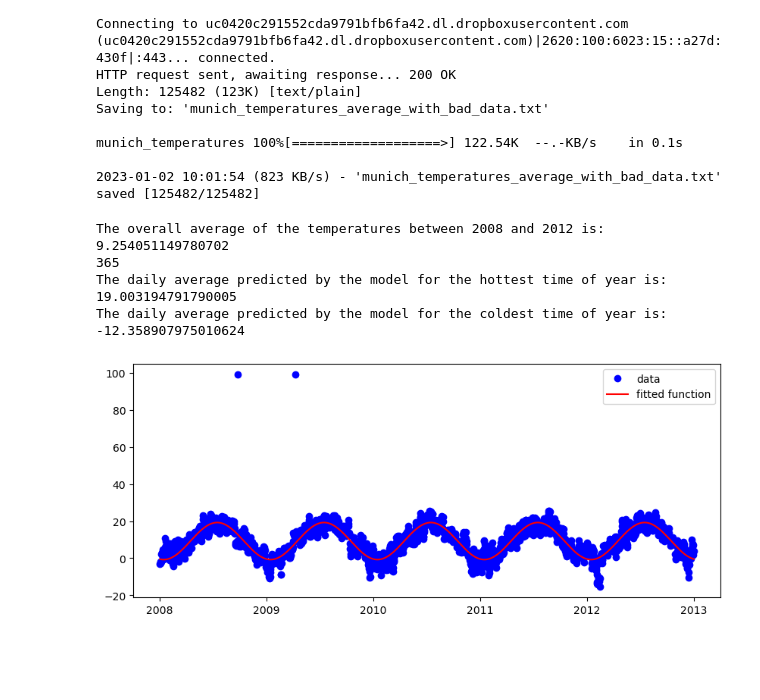
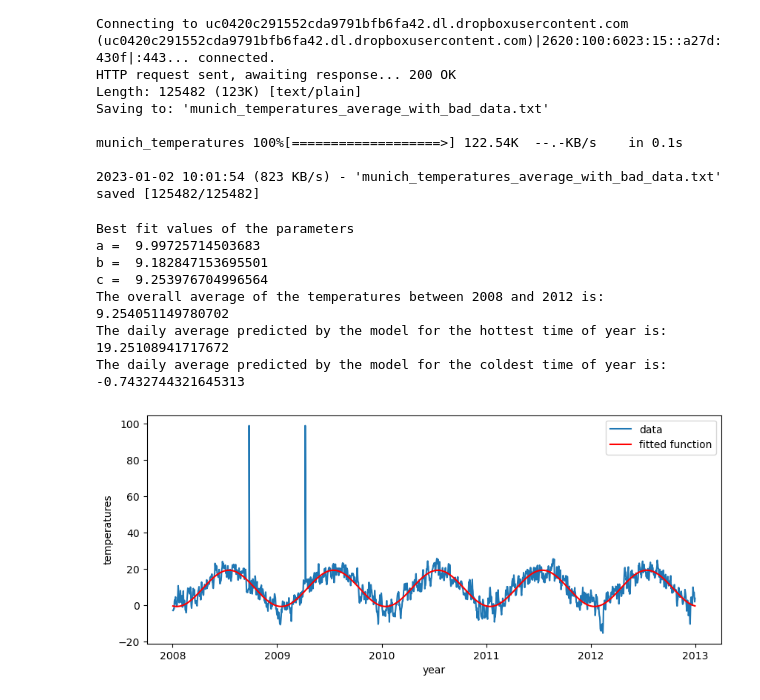
Before and after one commit to anais2412/ScientificComputingWithPython2022, a Jupyter notebook: 10ex_tests.ipynb, the cells around one changed output. Drawn from its saved outputs; the diff is of its cells as text; code cells hidden in the pictures; blank space fills up the shorter version.

```diff
--- a/10ex_tests.ipynb
+++ b/10ex_tests.ipynb
@@ -269,49 +340,54 @@ munich_temperatures 100%[===================>] 122.54K  --.-KB/s    in 0.1s
 # %%
 def f(t, a, b, c):
     return a*np.cos(2*np.pi*t+b) +c
 
 data = np.loadtxt('munich_temperatures_average_with_bad_data.txt')
 mask = [(i[0]>=2008 and i[0]<2013) for i in data]
 data_selected = data[mask]
 
 plt.figure(figsize=(10, 4))
 x = np.array([data_selected[i][0] for i in range(len(data_selected))]) #year
 y = np.array([data_selected[i][1] for i in range(len(data_selected))]) #temperature
-plt.plot(x, y, 'bo', label='data')
+plt.plot(x, y, label='data')
+plt.xlabel('year')
+plt.ylabel('temperatures')
 
 # Let's remove the two values equal to 99 that represent a noise
 a = [i for i in range(len(y)) if y[i] == 99]
 x1 = np.delete(np.delete(x, a[1]), a[0])
 y1 = np.delete(np.delete(y, a[1]), a[0])
 
 # The best fit values of the parameters
-res_max, cov_max = optimize.curve_fit(f, x1, y1, [20, 10, 0],full_output=False)
-plt.plot(x1, f(x1, *res_max), 'r-', label='fitted function')
+res, cov = optimize.curve_fit(f, x1, y1, [20, 10, 0],full_output=False)
+plt.plot(x1, f(x1, *res), 'r-', label='fitted function')
 plt.legend(loc='best')
+
+print('Best fit values of the parameters')
+print('a = ', res[0])
+print('b = ', res[1])
+print('c = ', res[2])
 
 avg= np.average(y1)
 print('The overall average of the temperatures between 2008 and 2012 is: ',avg)
 
-# We noticed thanks to the plot that the hottest time of year is around a year and half so the month of June
-# and the coldest is around the change of the year so January.
-print(len([x for x in data_selected if 2008<x[0]<2009]))
-hot_times = [i for i in x1 if 0.4<(i-int(i))%10<0.5] # jours les plus chauds
-cold_times = [i for i in x1 if (i-int(i))%10<0.1] # jours les plus froids
-#print(np.average(f(hot_times,20,10,0)))
-val_hot = [f(i,20,10,0) for i in hot_times]
-val_cold = [f(i,20,10,0) for i in cold_times]
+val_hot = np.max(f(x1,res[0], res[1], res[2]))
+val_cold = np.min(f(x1,res[0], res[1], res[2]))
 
-print('The daily average predicted by the model for the hottest time of year is: ',np.average(val_hot))
-print('The daily average predicted by the model for the coldest time of year is: ',np.average(val_cold))
+print('The daily average predicted by the model for the hottest time of year is: ',val_hot)
+print('The daily average predicted by the model for the coldest time of year is: ',val_cold)
 
 # The change of parameter b makes the function moving horizontally (if b>0, the function is moving to the left
-# and the opposite for b<0)
+# and the opposite for b<0). The b value corresponds to the phase. So it's needed to shift the sinusoidal function
+# over the time
 # %% [output]
+Best fit values of the parameters
+a =  9.99725714503683
+b =  9.182847153695501
+c =  9.253976704996564
 The overall average of the temperatures between 2008 and 2012 is:  9.254051149780702
-365
-The daily average predicted by the model for the hottest time of year is:  19.003194791790005
-The daily average predicted by the model for the coldest time of year is:  -12.358907975010624
+The daily average predicted by the model for the hottest time of year is:  19.25108941717672
+The daily average predicted by the model for the coldest time of year is:  -0.7432744321645313
-[figure, old version]
+[figure, new version]
 # %%
 from scipy import stats
 
```
Also changed, not shown: parts of 7 cells of this notebook, 3 other files.
